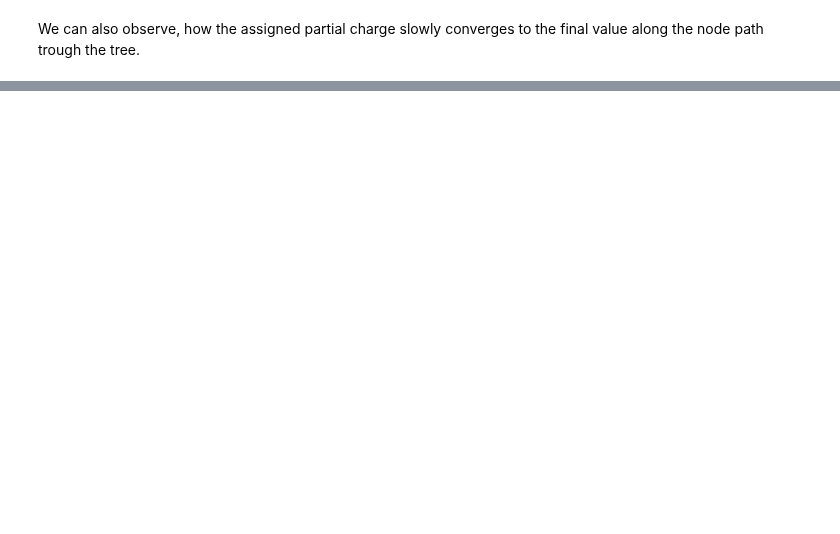
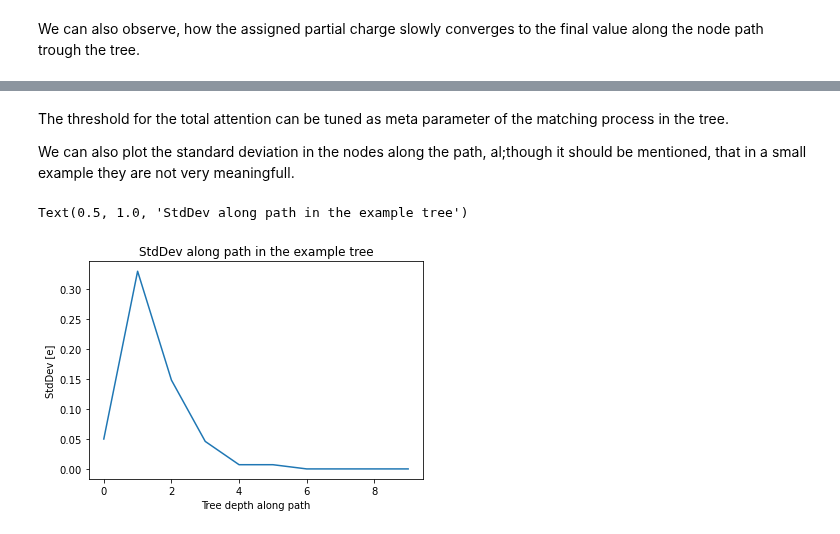
Before and after one commit to rinikerlab/DASH-tree, a Jupyter notebook: serenityff/charge/examples/04_build_a_decision_tree.ipynb, the cells around one changed output, grey strips where cells are left out. Cells and saved outputs as stored; diff of their text form; code cells hidden in the pictures; blank space fills up the shorter version.

```diff
--- a/serenityff/charge/examples/04_build_a_decision_tree.ipynb
+++ b/serenityff/charge/examples/04_build_a_decision_tree.ipynb
@@ -215,0 +252,12 @@ We can also observe, how the assigned partial charge slowly converges to the fin
+# %% [markdown]
+The threshold for the total attention can be tuned as meta parameter of the matching process in the tree.
+
+We can also plot the standard deviation in the nodes along the path, al;though it should be mentioned, that in a small example they are not very meaningfull.
+# %%
+ax = pd.Series(stdDev_in_path).plot.line(label="StdDev [e]")
+ax.set_xlabel("Tree depth along path")
+ax.set_ylabel("StdDev [e]")
+ax.set_title("StdDev along path in the example tree")
+# %% [output]
+Text(0.5, 1.0, 'StdDev along path in the example tree')
+[figure, added]
```
Also changed, not shown: parts of 23 cells of this notebook, 1 other file.
